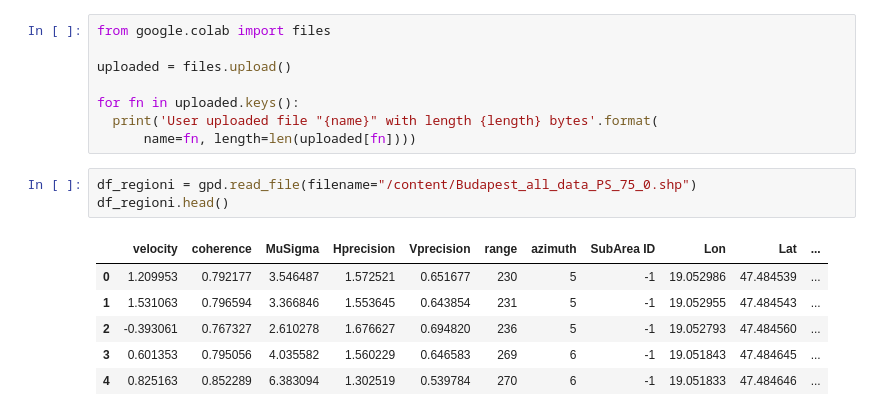
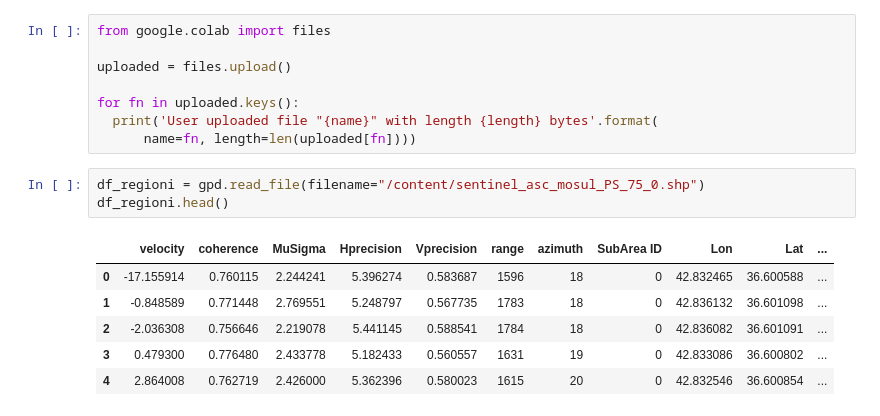
Before and after one commit to mdefilippi85/P-Project-Big-Data, a Jupyter notebook: example geopandas.ipynb, the cells around one changed output. Cells and saved outputs as stored; diff of their text form.

```diff
--- a/example geopandas.ipynb
+++ b/example geopandas.ipynb
@@ -27,12 +27,12 @@ for fn in uploaded.keys():
   print('User uploaded file "{name}" with length {length} bytes'.format(
       name=fn, length=len(uploaded[fn])))
 # %%
-df_regioni = gpd.read_file(filename="/content/Budapest_all_data_PS_75_0.shp")
+df_regioni = gpd.read_file(filename="/content/sentinel_asc_mosul_PS_75_0.shp")
 df_regioni.head()
 # %% [output]
 |  | velocity | coherence | MuSigma | Hprecision | Vprecision | range | azimuth | SubArea ID | Lon | Lat | ... |
-| 0 | 1.209953 | 0.792177 | 3.546487 | 1.572521 | 0.651677 | 230 | 5 | -1 | 19.052986 | 47.484539 | ... |
-| 1 | 1.531063 | 0.796594 | 3.366846 | 1.553645 | 0.643854 | 231 | 5 | -1 | 19.052955 | 47.484543 | ... |
-| 2 | -0.393061 | 0.767327 | 2.610278 | 1.676627 | 0.694820 | 236 | 5 | -1 | 19.052793 | 47.484560 | ... |
-| 3 | 0.601353 | 0.795056 | 4.035582 | 1.560229 | 0.646583 | 269 | 6 | -1 | 19.051843 | 47.484645 | ... |
-| 4 | 0.825163 | 0.852289 | 6.383094 | 1.302519 | 0.539784 | 270 | 6 | -1 | 19.051833 | 47.484646 | ... |
+| 0 | -17.155914 | 0.760115 | 2.244241 | 5.396274 | 0.583687 | 1596 | 18 | 0 | 42.832465 | 36.600588 | ... |
+| 1 | -0.848589 | 0.771448 | 2.769551 | 5.248797 | 0.567735 | 1783 | 18 | 0 | 42.836132 | 36.601098 | ... |
+| 2 | -2.036308 | 0.756646 | 2.219078 | 5.441145 | 0.588541 | 1784 | 18 | 0 | 42.836082 | 36.601091 | ... |
+| 3 | 0.479300 | 0.776480 | 2.433778 | 5.182433 | 0.560557 | 1631 | 19 | 0 | 42.833086 | 36.600802 | ... |
+| 4 | 2.864008 | 0.762719 | 2.426000 | 5.362396 | 0.580023 | 1615 | 20 | 0 | 42.832546 | 36.600854 | ... |
```
Also changed, not shown: parts of 2 cells of this notebook.
